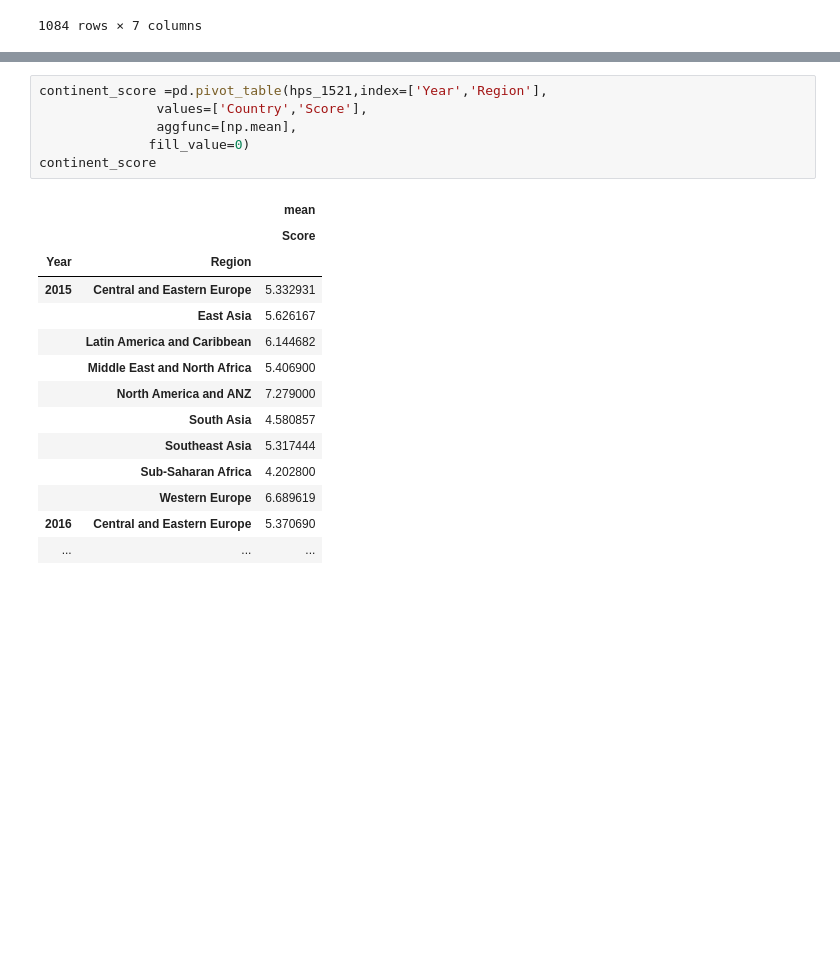
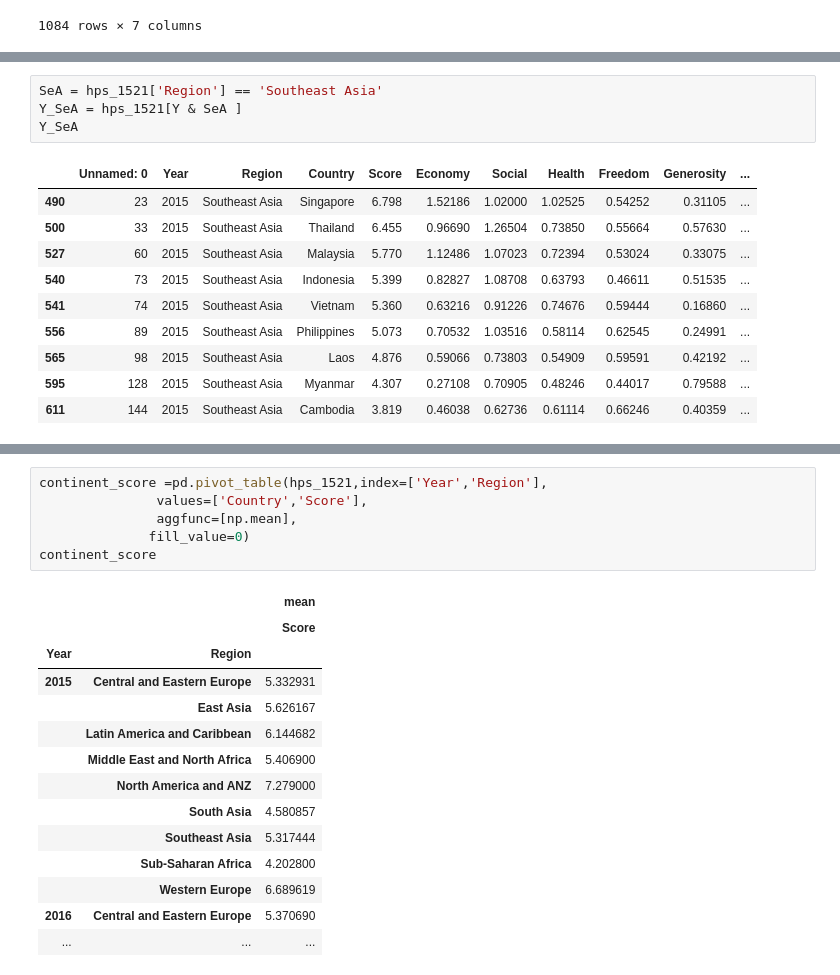
Before and after one commit to myriel21/toheaven, a Jupyter notebook: happiness score1521.ipynb, the cells around one changed output, grey strips where cells are left out. Drawn from its saved outputs; the diff is of its cells as text; blank space fills up the shorter version.

```diff
--- a/happiness score1521.ipynb
+++ b/happiness score1521.ipynb
@@ -84,0 +217,15 @@ pd.pivot_table(hps_1521,index=['Year','Region','Country'],values=['Score'])
+# %%
+SeA = hps_1521['Region'] == 'Southeast Asia'
+Y_SeA = hps_1521[Y & SeA ]
+Y_SeA
+# %% [output]
+|  | Unnamed: 0 | Year | Region | Country | Score | Economy | Social | Health | Freedom | Generosity | ... |
+| 490 | 23 | 2015 | Southeast Asia | Singapore | 6.798 | 1.52186 | 1.02000 | 1.02525 | 0.54252 | 0.31105 | ... |
+| 500 | 33 | 2015 | Southeast Asia | Thailand | 6.455 | 0.96690 | 1.26504 | 0.73850 | 0.55664 | 0.57630 | ... |
+| 527 | 60 | 2015 | Southeast Asia | Malaysia | 5.770 | 1.12486 | 1.07023 | 0.72394 | 0.53024 | 0.33075 | ... |
+| 540 | 73 | 2015 | Southeast Asia | Indonesia | 5.399 | 0.82827 | 1.08708 | 0.63793 | 0.46611 | 0.51535 | ... |
+| 541 | 74 | 2015 | Southeast Asia | Vietnam | 5.360 | 0.63216 | 0.91226 | 0.74676 | 0.59444 | 0.16860 | ... |
+| 556 | 89 | 2015 | Southeast Asia | Philippines | 5.073 | 0.70532 | 1.03516 | 0.58114 | 0.62545 | 0.24991 | ... |
+| 565 | 98 | 2015 | Southeast Asia | Laos | 4.876 | 0.59066 | 0.73803 | 0.54909 | 0.59591 | 0.42192 | ... |
+| 595 | 128 | 2015 | Southeast Asia | Myanmar | 4.307 | 0.27108 | 0.70905 | 0.48246 | 0.44017 | 0.79588 | ... |
+| 611 | 144 | 2015 | Southeast Asia | Cambodia | 3.819 | 0.46038 | 0.62736 | 0.61114 | 0.66246 | 0.40359 | ... |
```
Also changed, not shown: parts of 11 cells of this notebook.
